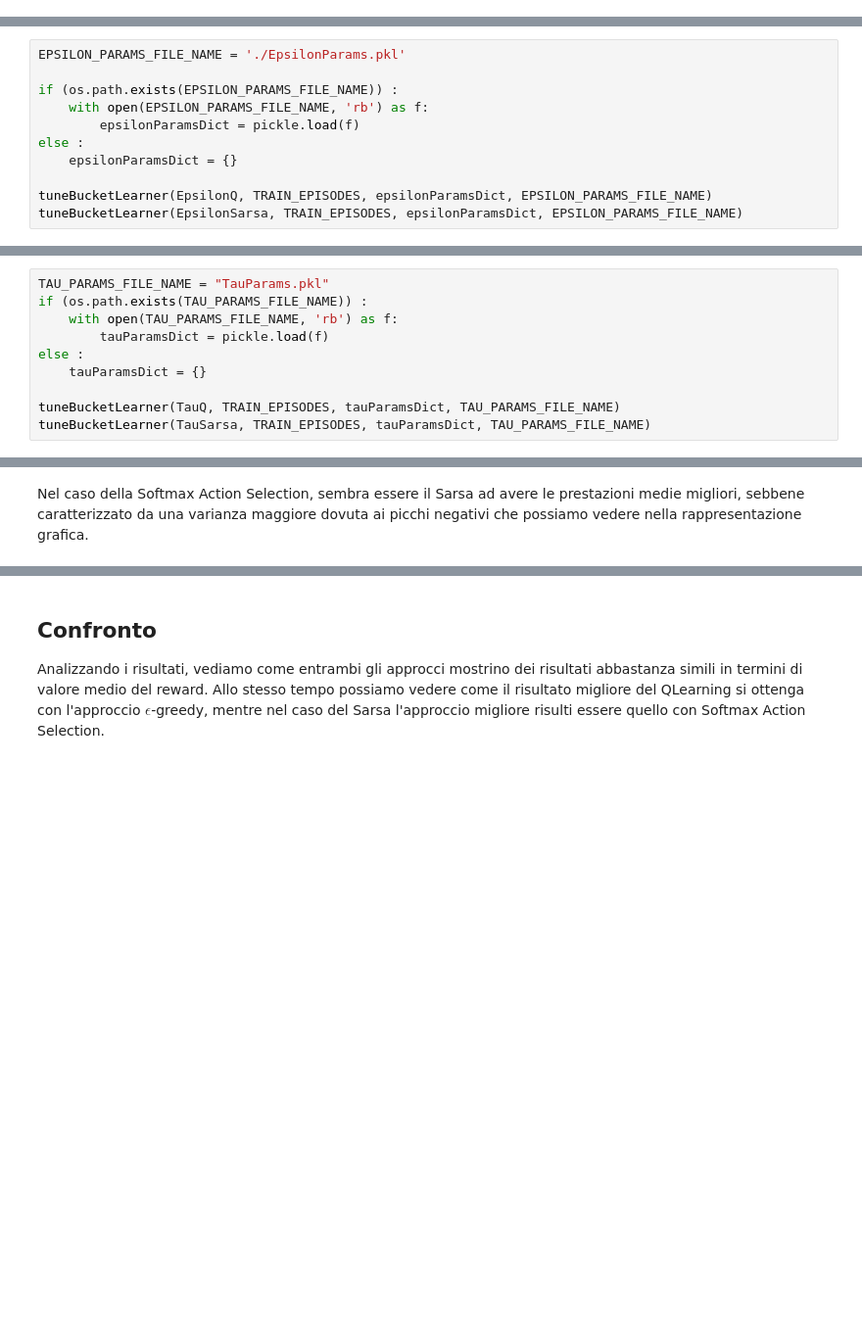
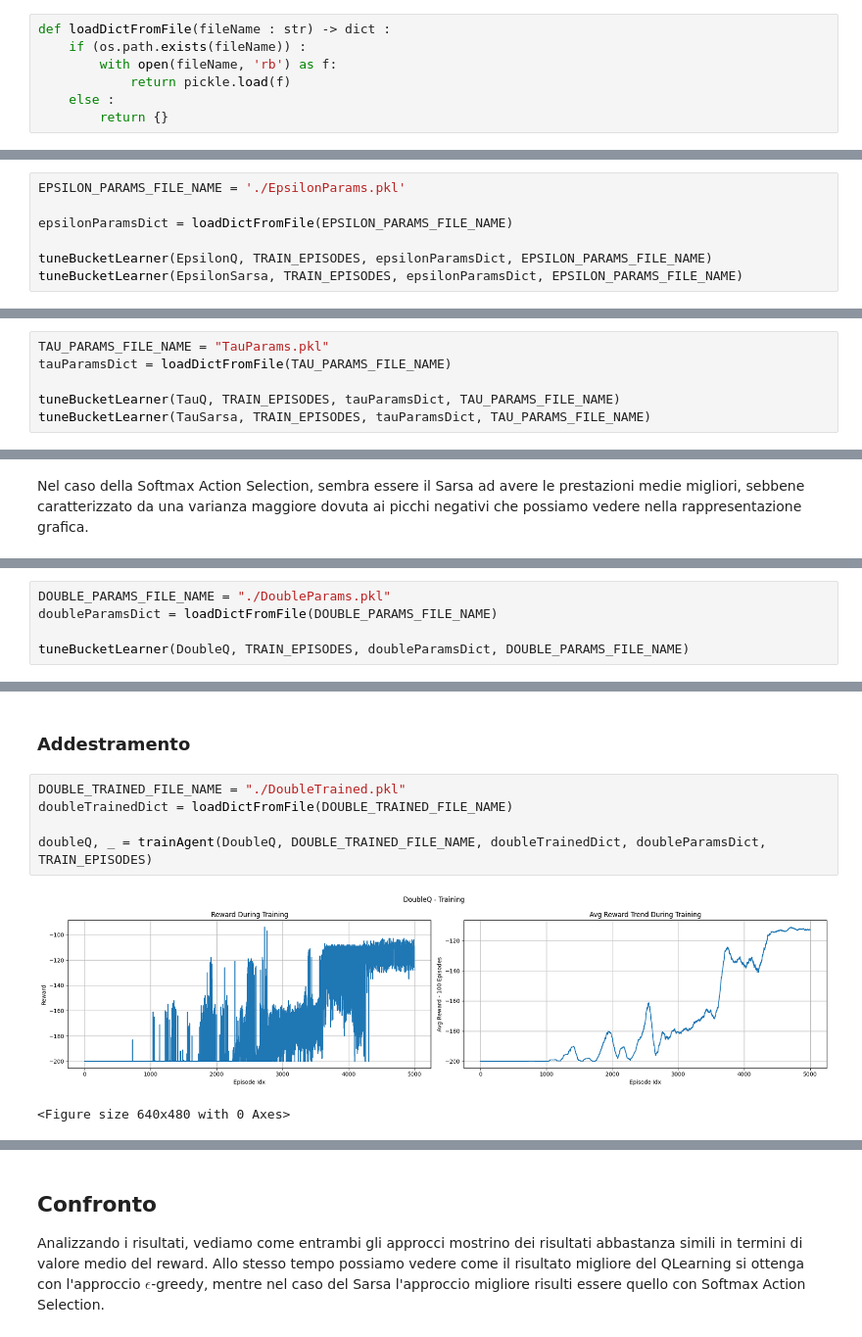
Before and after one commit to SimoneNicosanti/ML_Project, a Jupyter notebook: Project.ipynb, the cells around one changed output, grey strips where cells are left out. Shown at 98% size. Saved outputs shown, nothing was run; the diff lists cells and outputs as text; blank space fills up the shorter version.

Commit message:
Added Double Q Learning

```diff
--- a/Project.ipynb
+++ b/Project.ipynb
@@ -399,6 +399,13 @@ class Tuner(ABC) :
         return optimizer.Xi[bestIdx]
 # %% [markdown]
 # Utils
+# %%
+def loadDictFromFile(fileName : str) -> dict :
+    if (os.path.exists(fileName)) :
+        with open(fileName, 'rb') as f:
+            return pickle.load(f)
+    else :
+        return {}
 # %%
 def buildTable(testName : str, headerList : list[str], justifyList: list[str]) -> Table:
     table = Table(title = testName)
@@ -577,11 +584,7 @@ def tuneBucketLearner(Policy, trainEpisodes, bestDict, fileName : str) -> list :
 # %%
 EPSILON_PARAMS_FILE_NAME = './EpsilonParams.pkl'
 
-if (os.path.exists(EPSILON_PARAMS_FILE_NAME)) :
-    with open(EPSILON_PARAMS_FILE_NAME, 'rb') as f:
-        epsilonParamsDict = pickle.load(f)
-else :
-    epsilonParamsDict = {}
+epsilonParamsDict = loadDictFromFile(EPSILON_PARAMS_FILE_NAME)
 
 tuneBucketLearner(EpsilonQ, TRAIN_EPISODES, epsilonParamsDict, EPSILON_PARAMS_FILE_NAME)
 tuneBucketLearner(EpsilonSarsa, TRAIN_EPISODES, epsilonParamsDict, EPSILON_PARAMS_FILE_NAME)
@@ -673,11 +672,7 @@ Di seguito il parametro $\epsilon$ viene usato nel ruolo del $\tau$.
 ### Tuning
 # %%
 TAU_PARAMS_FILE_NAME = "TauParams.pkl"
-if (os.path.exists(TAU_PARAMS_FILE_NAME)) :
-    with open(TAU_PARAMS_FILE_NAME, 'rb') as f:
-        tauParamsDict = pickle.load(f)
-else :
-    tauParamsDict = {}
+tauParamsDict = loadDictFromFile(TAU_PARAMS_FILE_NAME)
 
 tuneBucketLearner(TauQ, TRAIN_EPISODES, tauParamsDict, TAU_PARAMS_FILE_NAME)
 tuneBucketLearner(TauSarsa, TRAIN_EPISODES, tauParamsDict, TAU_PARAMS_FILE_NAME)
@@ -736,0 +783,5 @@ Nel caso della Softmax Action Selection, sembra essere il Sarsa ad avere le pres
+# %%
+DOUBLE_PARAMS_FILE_NAME = "./DoubleParams.pkl"
+doubleParamsDict = loadDictFromFile(DOUBLE_PARAMS_FILE_NAME)
+
+tuneBucketLearner(DoubleQ, TRAIN_EPISODES, doubleParamsDict, DOUBLE_PARAMS_FILE_NAME)
@@ -736,0 +807,10 @@ Nel caso della Softmax Action Selection, sembra essere il Sarsa ad avere le pres
+# %% [markdown]
+### Addestramento
+# %%
+DOUBLE_TRAINED_FILE_NAME = "./DoubleTrained.pkl"
+doubleTrainedDict = loadDictFromFile(DOUBLE_TRAINED_FILE_NAME)
+
+doubleQ, _ = trainAgent(DoubleQ, DOUBLE_TRAINED_FILE_NAME, doubleTrainedDict, doubleParamsDict, TRAIN_EPISODES)
+# %% [output]
+[figure, added]
+<Figure size 640x480 with 0 Axes>
```
Also changed, not shown: parts of 8 cells of this notebook, 2 other files.
